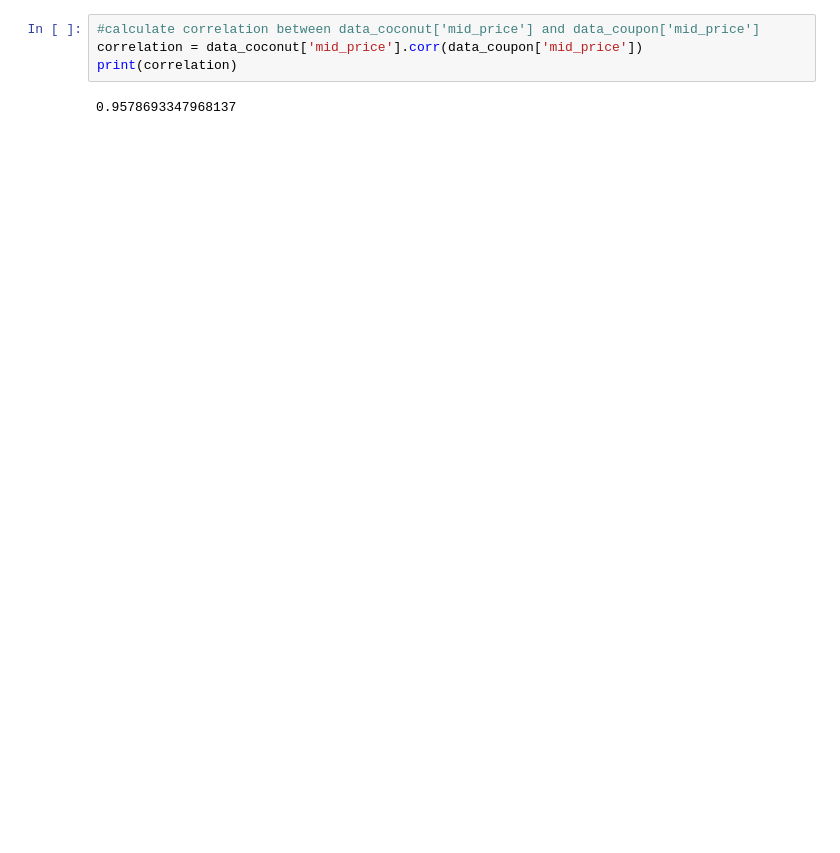
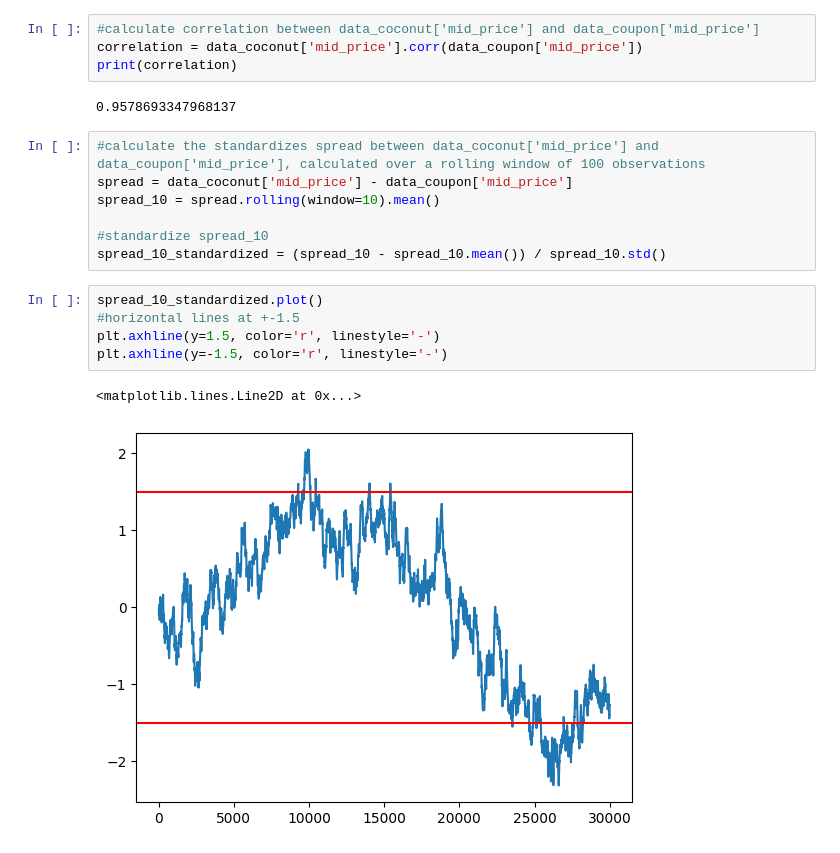
Before and after one commit to AlessandroMagna/prosperity-algo-trading, a Jupyter notebook: notebooks/Prosp_Round3.ipynb, the cells around one changed output. Drawn from its saved outputs; the diff is of its cells as text; blank space fills up the shorter version.

```diff
--- a/notebooks/Prosp_Round3.ipynb
+++ b/notebooks/Prosp_Round3.ipynb
@@ -53,3 +59,18 @@ correlation = data_coconut['mid_price'].corr(data_coupon['mid_price'])
 print(correlation)
 # %% [output]
 0.9578693347968137
+# %%
+#calculate the standardizes spread between data_coconut['mid_price'] and data_coupon['mid_price'], calculated over a rolling window of 100 observations
+spread = data_coconut['mid_price'] - data_coupon['mid_price']
+spread_10 = spread.rolling(window=10).mean()
+
+#standardize spread_10
+spread_10_standardized = (spread_10 - spread_10.mean()) / spread_10.std()
+# %%
+spread_10_standardized.plot()
+#horizontal lines at +-1.5
+plt.axhline(y=1.5, color='r', linestyle='-')
+plt.axhline(y=-1.5, color='r', linestyle='-')
+# %% [output]
+<matplotlib.lines.Line2D at 0x...>
+[figure, added]
```
Also changed, not shown: parts of 8 cells of this notebook.
